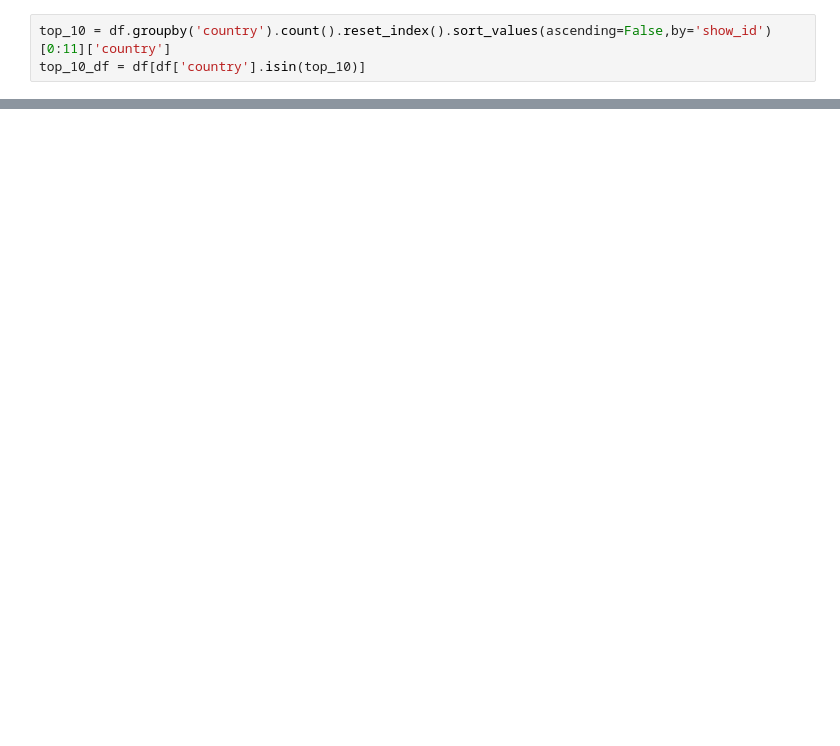
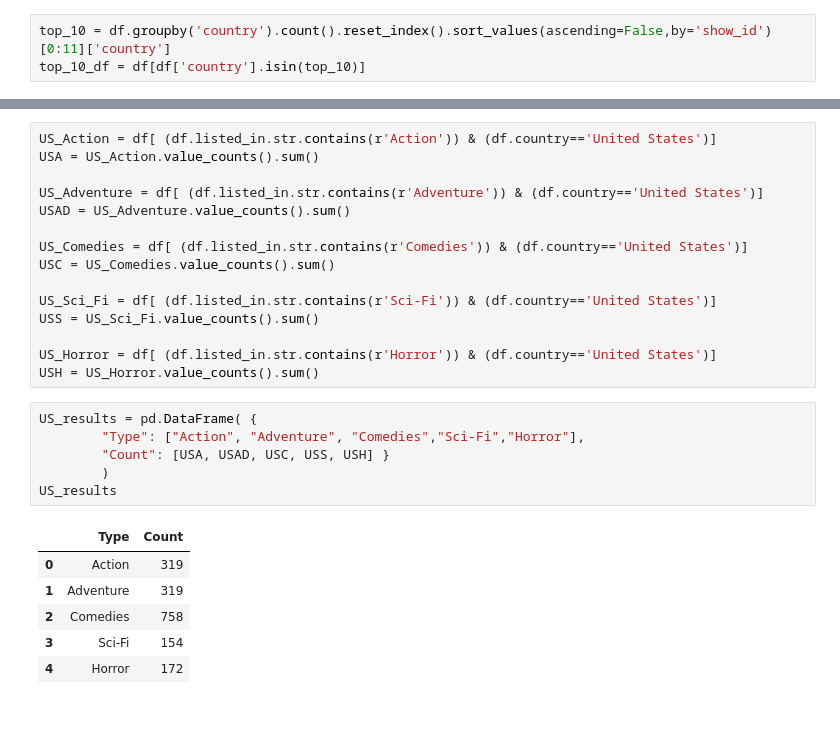
Before and after one commit to allisoncwalker/Data-Analysis-Notebook, a Jupyter notebook: notebook.ipynb, the cells around one changed output, grey strips where cells are left out. Cells and saved outputs as stored; diff of their text form; blank space fills up the shorter version.

```diff
--- a/notebook.ipynb
+++ b/notebook.ipynb
@@ -139,0 +170,30 @@ AttributeError: module 'pandas' has no attribute 'df'
+# %%
+US_Action = df[ (df.listed_in.str.contains(r'Action')) & (df.country=='United States')]
+USA = US_Action.value_counts().sum()
+
+US_Adventure = df[ (df.listed_in.str.contains(r'Adventure')) & (df.country=='United States')]
+USAD = US_Adventure.value_counts().sum()
+
+US_Comedies = df[ (df.listed_in.str.contains(r'Comedies')) & (df.country=='United States')]
+USC = US_Comedies.value_counts().sum()
+
+US_Sci_Fi = df[ (df.listed_in.str.contains(r'Sci-Fi')) & (df.country=='United States')]
+USS = US_Sci_Fi.value_counts().sum()
+
+US_Horror = df[ (df.listed_in.str.contains(r'Horror')) & (df.country=='United States')]
+USH = US_Horror.value_counts().sum()
+# %%
+US_results = pd.DataFrame( {
+        "Type": ["Action", "Adventure", "Comedies","Sci-Fi","Horror"],
+        "Count": [USA, USAD, USC, USS, USH] }
+        )
+US_results
+# %% [output]
+|  | Type | Count |
+| 0 | Action | 319 |
+| 1 | Adventure | 319 |
+| 2 | Comedies | 758 |
+| 3 | Sci-Fi | 154 |
+| 4 | Horror | 172 |
+# %% [markdown]
+####
```
Also changed, not shown: parts of 27 cells of this notebook, 4 other files.
